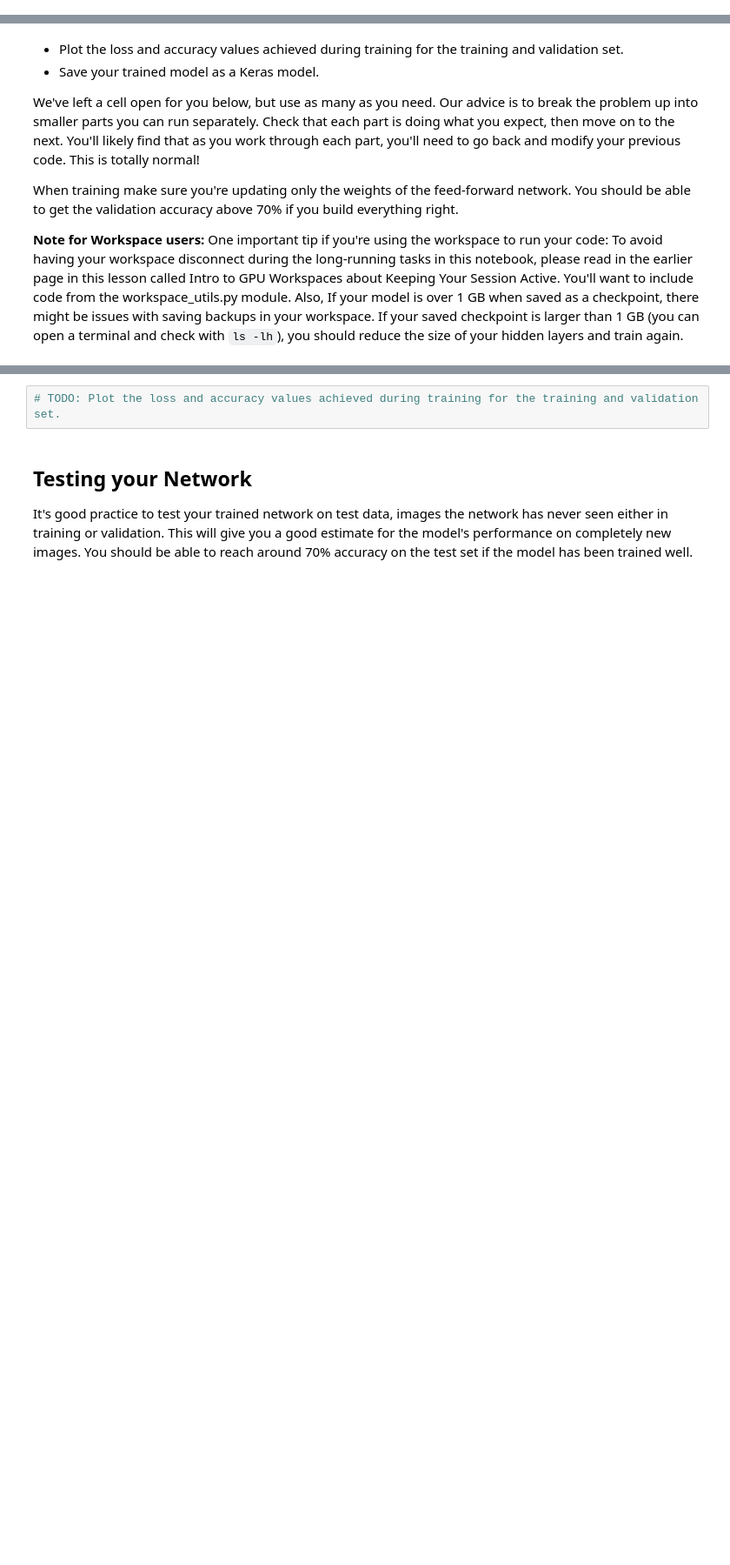
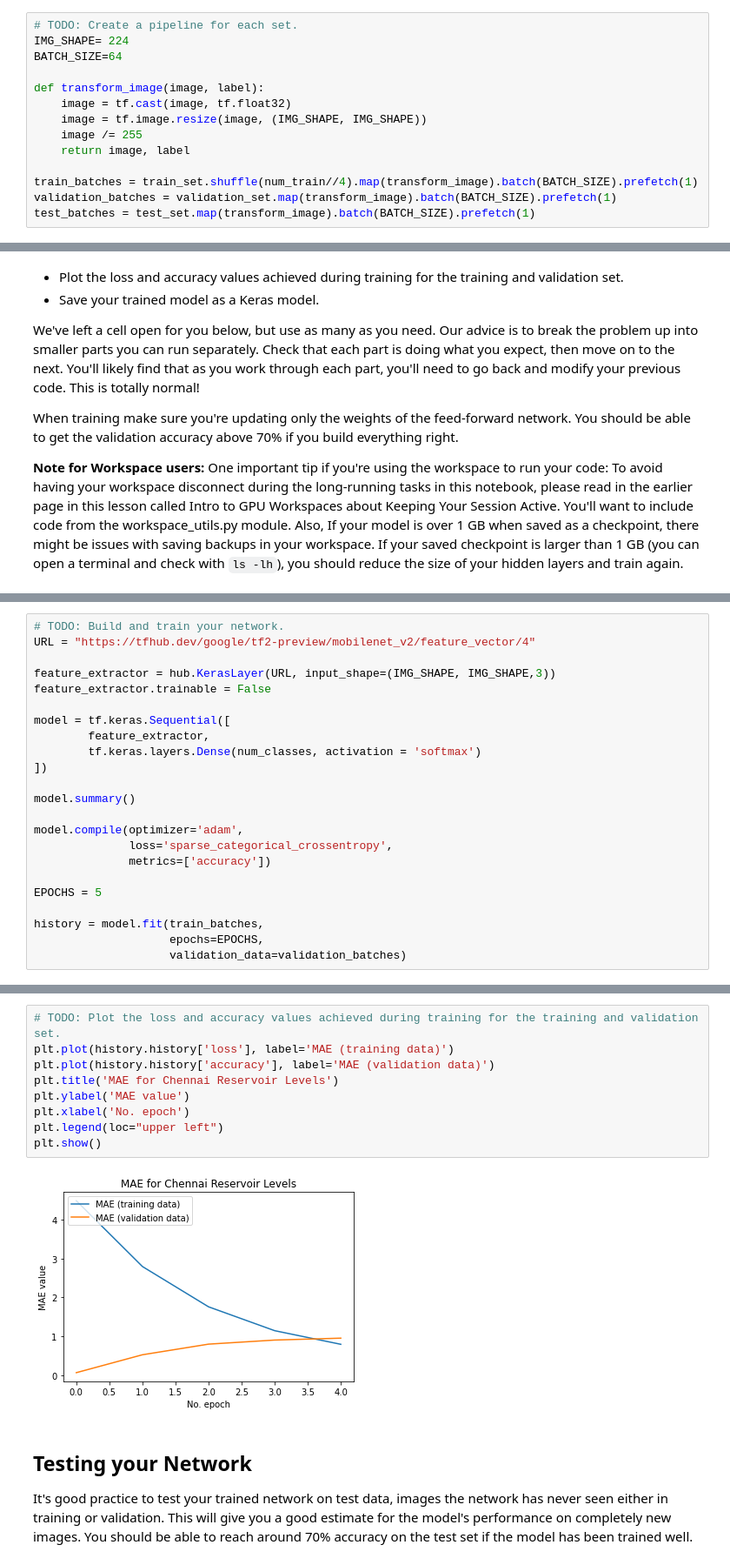
Before and after one commit to dobleuber/intro-to-ml-tensorflow, a Jupyter notebook: image_classifier/Project_Image_Classifier_Project.ipynb, the cells around one changed output, grey strips where cells are left out. Shown at 87% size. Saved outputs shown, nothing was run; the diff lists cells and outputs as text; blank space fills up the shorter version.

```diff
--- a/image_classifier/Project_Image_Classifier_Project.ipynb
+++ b/image_classifier/Project_Image_Classifier_Project.ipynb
@@ -80,3 +134,17 @@ with open('label_map.json', 'r') as f:
+# %%
+# TODO: Create a pipeline for each set.
+IMG_SHAPE= 224
+BATCH_SIZE=64
+
+def transform_image(image, label):
+    image = tf.cast(image, tf.float32)
+    image = tf.image.resize(image, (IMG_SHAPE, IMG_SHAPE))
+    image /= 255
+    return image, label
+
+train_batches = train_set.shuffle(num_train//4).map(transform_image).batch(BATCH_SIZE).prefetch(1)
+validation_batches = validation_set.map(transform_image).batch(BATCH_SIZE).prefetch(1)
+test_batches = test_set.map(transform_image).batch(BATCH_SIZE).prefetch(1)
 # %% [markdown]
 # Build and Train the Classifier
 
@@ -101,0 +168,23 @@ When training make sure you're updating only the weights of the feed-forward net
+# %%
+# TODO: Build and train your network.
+URL = "https://tfhub.dev/google/tf2-preview/mobilenet_v2/feature_vector/4"
+
+feature_extractor = hub.KerasLayer(URL, input_shape=(IMG_SHAPE, IMG_SHAPE,3))
+feature_extractor.trainable = False
+
+model = tf.keras.Sequential([
+        feature_extractor,
+        tf.keras.layers.Dense(num_classes, activation = 'softmax')
+])
+
+model.summary()
+
+model.compile(optimizer='adam',
+              loss='sparse_categorical_crossentropy',
+              metrics=['accuracy'])
+
+EPOCHS = 5
+
+history = model.fit(train_batches,
+                    epochs=EPOCHS,
+                    validation_data=validation_batches)
@@ -102,5 +209,14 @@ When training make sure you're updating only the weights of the feed-forward net
 # %%
 # TODO: Plot the loss and accuracy values achieved during training for the training and validation set.
+plt.plot(history.history['loss'], label='MAE (training data)')
+plt.plot(history.history['accuracy'], label='MAE (validation data)')
+plt.title('MAE for Chennai Reservoir Levels')
+plt.ylabel('MAE value')
+plt.xlabel('No. epoch')
+plt.legend(loc="upper left")
+plt.show()
+# %% [output]
+[figure, added]
 # %% [markdown]
 ## Testing your Network
 
```
Also changed, not shown: parts of 27 cells of this notebook, 3 other files.
